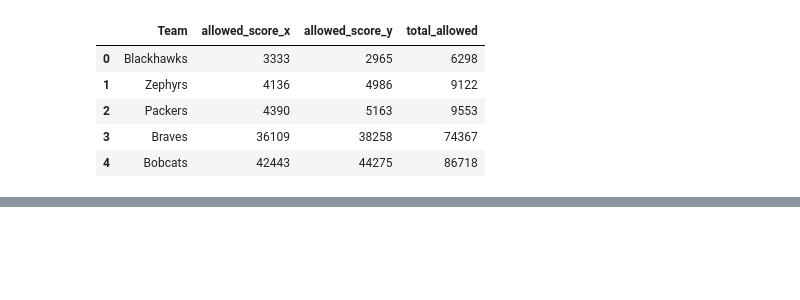
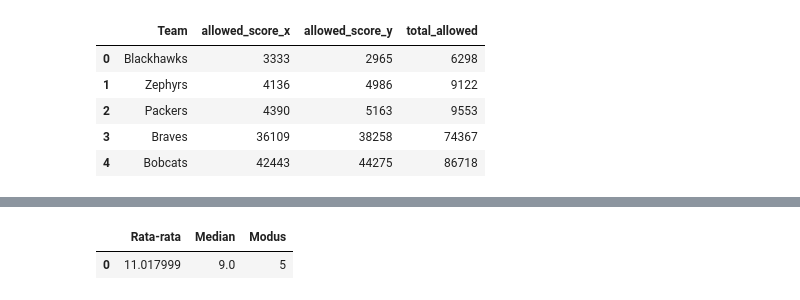
Before and after one commit to HafidzAfrieno/Project-Data-Analyst-Part-1, a Jupyter notebook: nba_player_analyst.ipynb, the cells around one changed output, grey strips where cells are left out. Drawn from its saved outputs; the diff is of its cells as text; code cells hidden in the pictures; blank space fills up the shorter version.

```diff
--- a/nba_player_analyst.ipynb
+++ b/nba_player_analyst.ipynb
@@ -593,0 +605,16 @@ minim_allowed
+# %%
+#soal nomor 3
+# 3. Hitung selisih skor absolut antara kedua tim di setiap laga. Tentukan nilai rata-rata, median, dan modus dari selisih skor tersebut untuk melihat seberapa ketat peta persaingan liga secara umum.
+data = df[['hometeamName','awayteamName','homeScore','awayScore']].copy()
+data['absolute_difference'] = (data['homeScore'] - data['awayScore']).abs()
+hasil = {
+    'Rata-rata': data['absolute_difference'].mean(),
+    'Median': data['absolute_difference'].median(),
+    'Modus': data['absolute_difference'].mode().iloc[0]
+             if not data['absolute_difference'].mode().empty else None
+}
+summary = pd.DataFrame([hasil])
+summary
+# %% [output]
+|  | Rata-rata | Median | Modus |
+| 0 | 11.017999 | 9.0 | 5 |
```
Also changed, not shown: parts of 5 cells of this notebook.
